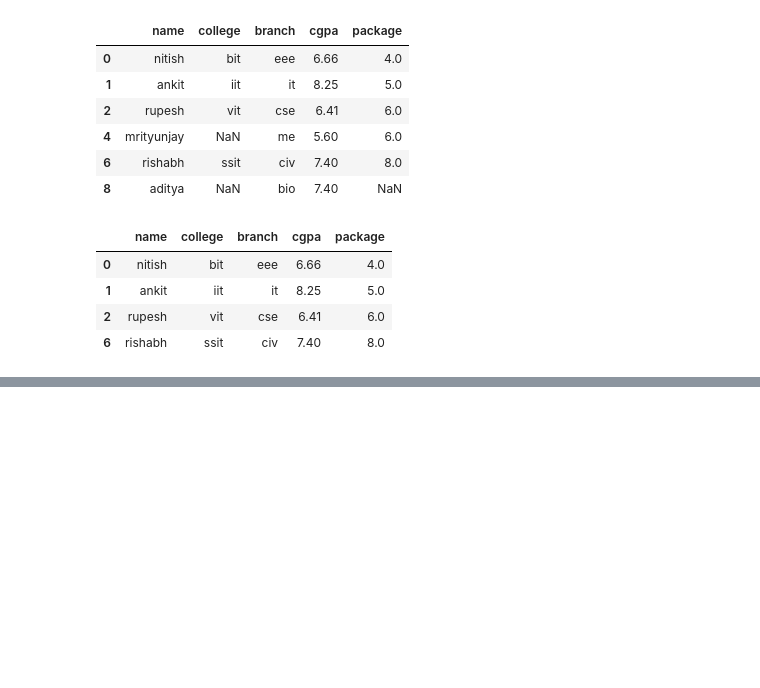
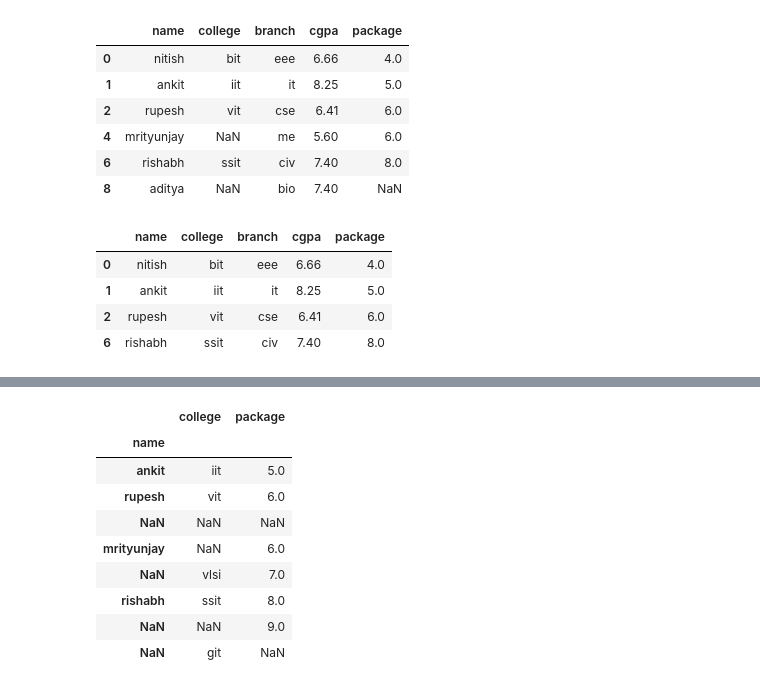
Before and after one commit to ProgramerSalar/Pandas, a Jupyter notebook: dataframe_method.ipynb, the cells around one changed output, grey strips where cells are left out. Cells and saved outputs as stored; diff of their text form; code cells hidden in the pictures; blank space fills up the shorter version.

```diff
--- a/dataframe_method.ipynb
+++ b/dataframe_method.ipynb
@@ -432,0 +592,15 @@ students.dropna(subset=['name','college'])    # remove which value found in name
+# %%
+students.drop(columns=['branch', 'cgpa'], inplace=True)
+# %%
+students.set_index('name').drop(index=['nitish', 'aditya'])
+# %% [output]
+|  | college | package |
+| name |  |  |
+| ankit | iit | 5.0 |
+| rupesh | vit | 6.0 |
+| NaN | NaN | NaN |
+| mrityunjay | NaN | 6.0 |
+| NaN | vlsi | 7.0 |
+| rishabh | ssit | 8.0 |
+| NaN | NaN | 9.0 |
+| NaN | git | NaN |
```
Also changed, not shown: parts of 19 cells of this notebook.
